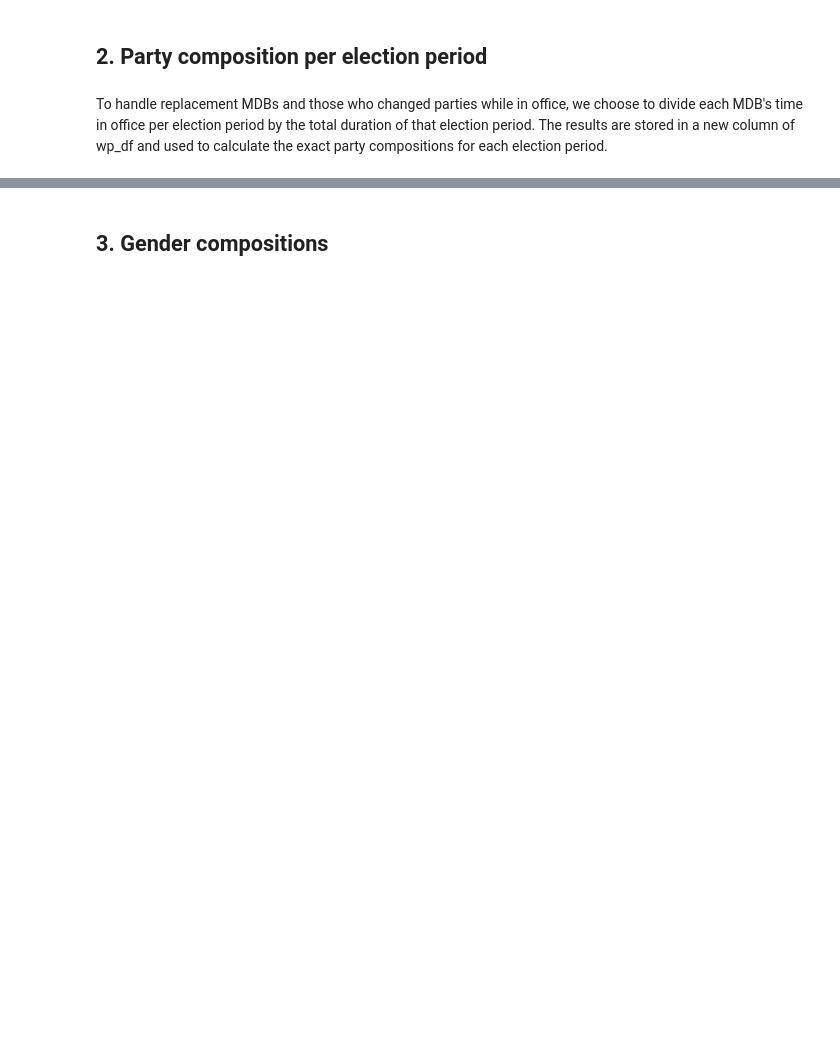
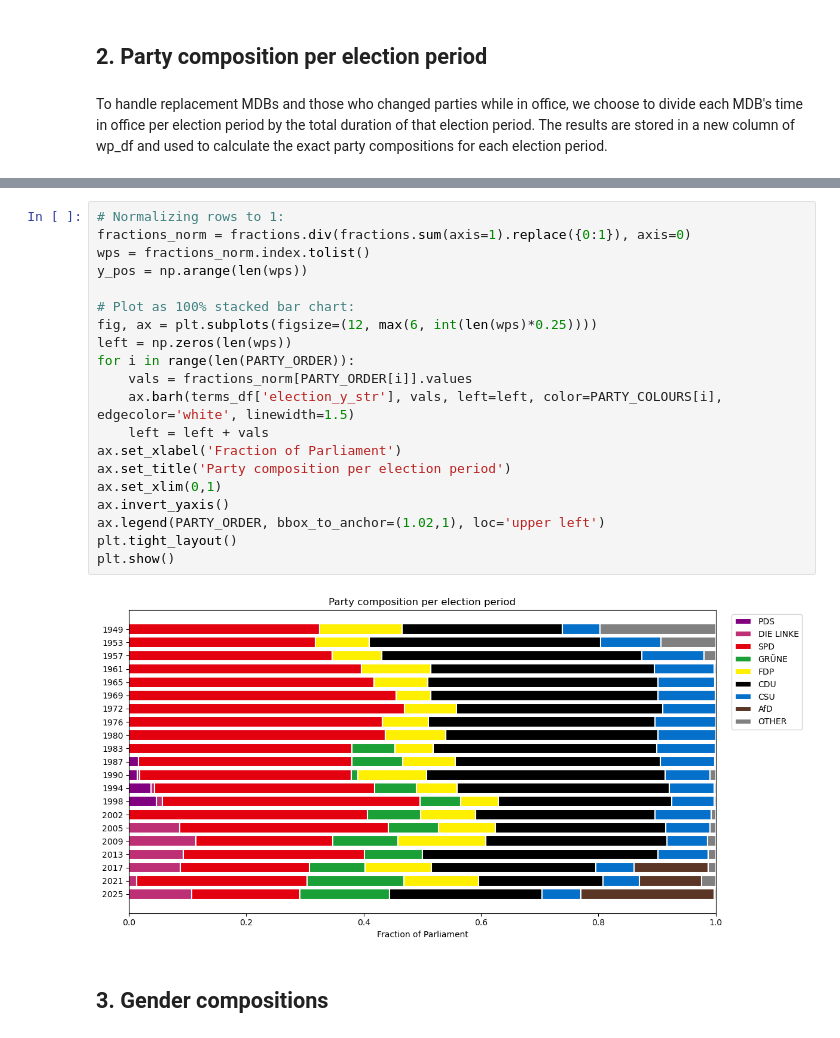
Before and after one commit to carl-lorenz/Visualization, a Jupyter notebook: Exam/1_members_of_german_parliament.ipynb, the cells around one changed output, grey strips where cells are left out. Drawn from its saved outputs; the diff is of its cells as text; blank space fills up the shorter version.

```diff
--- a/Exam/1_members_of_german_parliament.ipynb
+++ b/Exam/1_members_of_german_parliament.ipynb
@@ -338,2 +341,24 @@ plt.show()
+# %%
+# Normalizing rows to 1:
+fractions_norm = fractions.div(fractions.sum(axis=1).replace({0:1}), axis=0)
+wps = fractions_norm.index.tolist()
+y_pos = np.arange(len(wps))
+
+# Plot as 100% stacked bar chart:
+fig, ax = plt.subplots(figsize=(12, max(6, int(len(wps)*0.25))))
+left = np.zeros(len(wps))
+for i in range(len(PARTY_ORDER)):
+    vals = fractions_norm[PARTY_ORDER[i]].values
+    ax.barh(terms_df['election_y_str'], vals, left=left, color=PARTY_COLOURS[i], edgecolor='white', linewidth=1.5)
+    left = left + vals
+ax.set_xlabel('Fraction of Parliament')
+ax.set_title('Party composition per election period')
+ax.set_xlim(0,1)
+ax.invert_yaxis()
+ax.legend(PARTY_ORDER, bbox_to_anchor=(1.02,1), loc='upper left')
+plt.tight_layout()
+plt.show()
+# %% [output]
+[figure, added]
 # %% [markdown]
 ## 3. Gender compositions
```
Also changed, not shown: parts of 41 cells of this notebook.
